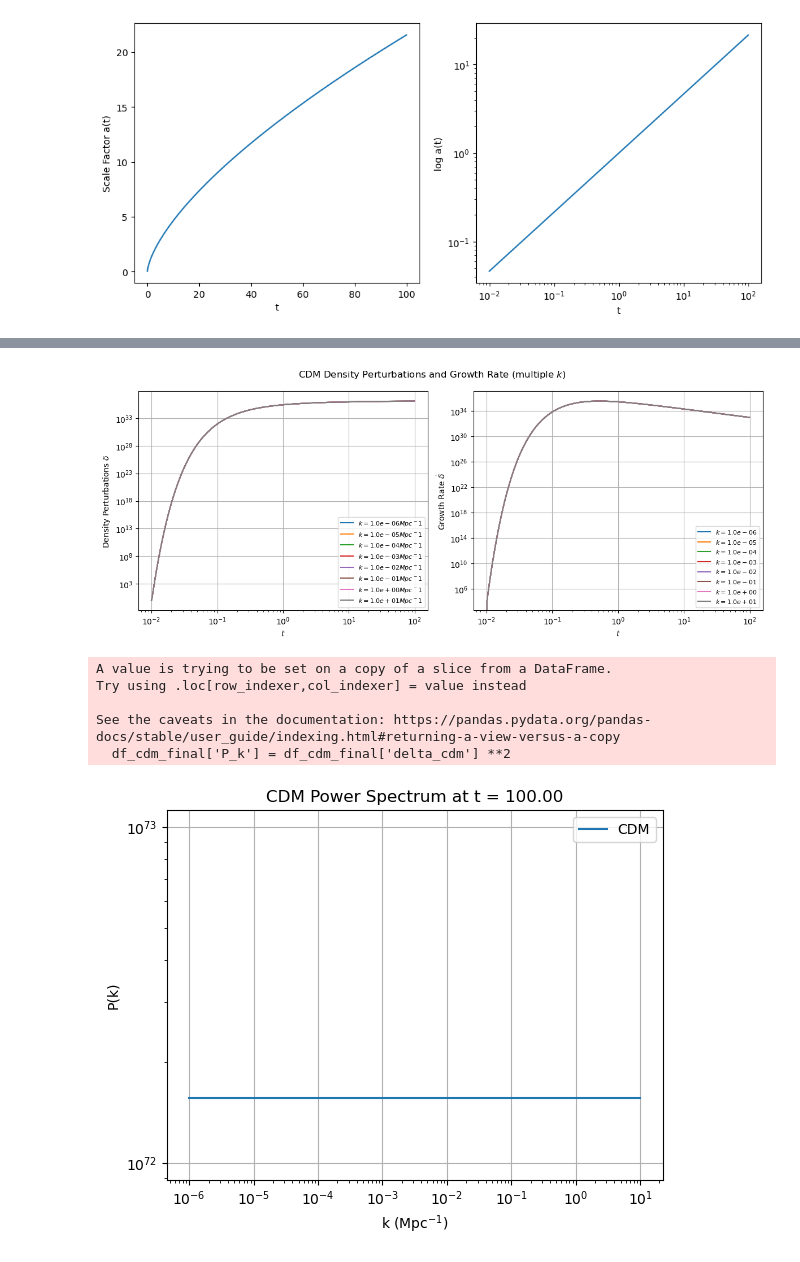
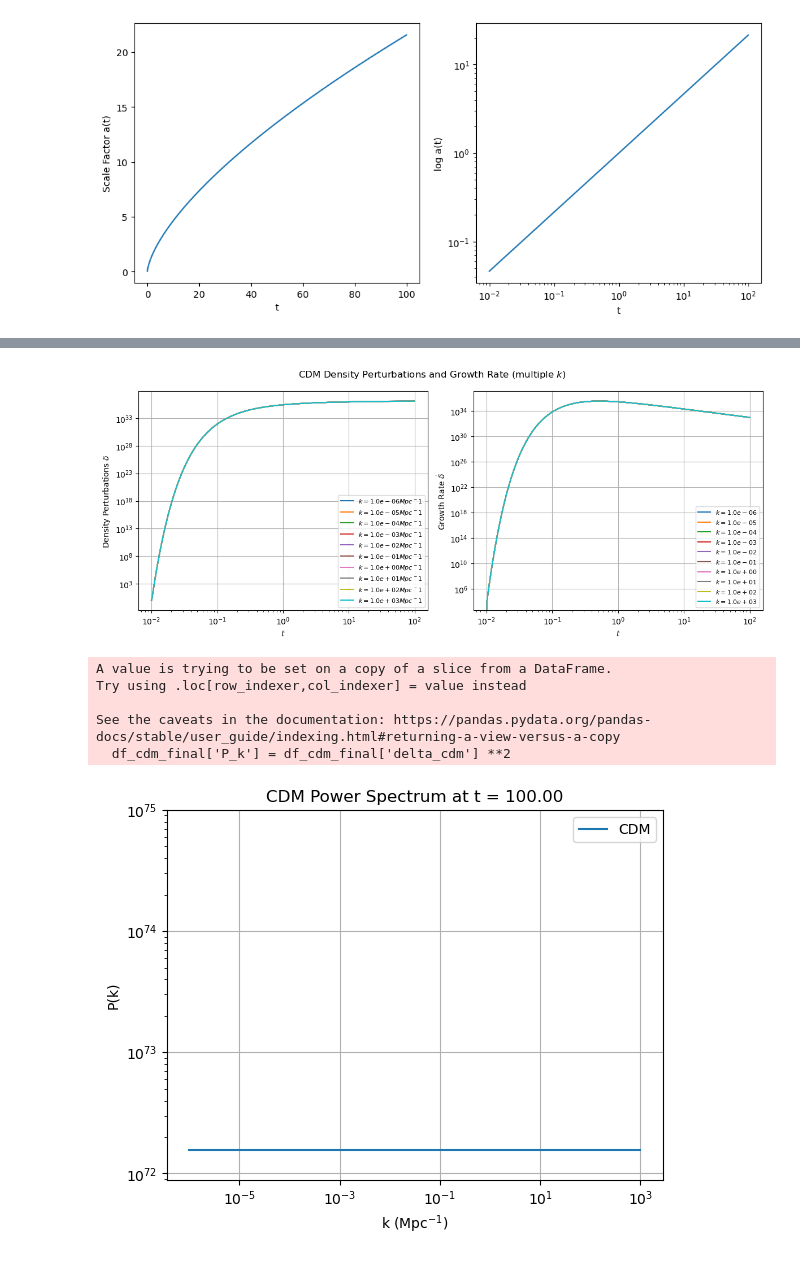
Before and after one commit to isha-m63/Wave_Dark_Matter, a Jupyter notebook: Obtaining_Power_Spectrum/CDM/CDM.ipynb, the cells around one changed output, grey strips where cells are left out. Cells and saved outputs as stored; diff of their text form; code cells hidden in the pictures.

```diff
--- a/Obtaining_Power_Spectrum/CDM/CDM.ipynb
+++ b/Obtaining_Power_Spectrum/CDM/CDM.ipynb
@@ -17,7 +17,7 @@ import pandas as pd
 import matplotlib.pyplot as plt
 from scipy.integrate import solve_ivp
 # %%
-k_pow = np.arange(-6, 2)   #Mpc^-1
+k_pow = np.arange(-6, 4)   #Mpc^-1
 k_val = 10.0 ** k_pow
 
 length_scale = 2 * np.pi / k_val    #Mpc
@@ -100,13 +102,13 @@ Text(0, 0.5, 'log a(t)')
 def ode_cdm_allkvals(t, y, k):
     u1, u2 = y      #u1 = delta | u2 = delta_dot
 
-    H = 2 / (3 * t)
+    #H = 2 / (3 * t)
     quantum_term = 0
     grav_term = 2 / (3 * t**2 * scale_factor_a(t)**3)
 
     #Solve the following coupled 1st order ODEs
     du1_dt = u2
-    du2_dt_cdm = -2*H*u2 + (grav_term - quantum_term)*u1
+    du2_dt_cdm = -2*Hubble_val(t)*u2 + (grav_term - quantum_term)*u1
     return [du1_dt, du2_dt_cdm]
 # %%
 cdm_allkvals = []
@@ -184,7 +186,7 @@ fig.tight_layout()
 fig.savefig(output_path + "cdm_density_growth_allk.png", dpi=300)
 plt.show()
 # %% [output]
-[figure, old version]
+[figure, new version]
 # %%
 t_final_cdm = df_cdm_allkvals['t'].max()
 df_cdm_final = df_cdm_allkvals[df_cdm_allkvals['t'] == t_final_cdm]
@@ -200,13 +202,14 @@ See the caveats in the documentation: https://pandas.pydata.org/pandas-docs/stab
 # %%
 plt.plot(df_cdm_final['k'], df_cdm_final['P_k'], label='CDM')
 plt.xscale('log')
 plt.yscale('log')
 plt.xlabel('k (Mpc$^{-1}$)')
 plt.ylabel('P(k)')
+plt.ylim(0, 1e75)
 plt.title('CDM Power Spectrum at t = {:.2f}'.format(t_final_cdm))
 plt.grid(True)
 plt.legend()
 plt.savefig(output_path + 'cdm_power_spectrum.png', dpi=300)
 plt.show()
 # %% [output]
-[figure, old version]
+[figure, new version]
```
Also changed, not shown: parts of 2 cells of this notebook, 3 other files.
